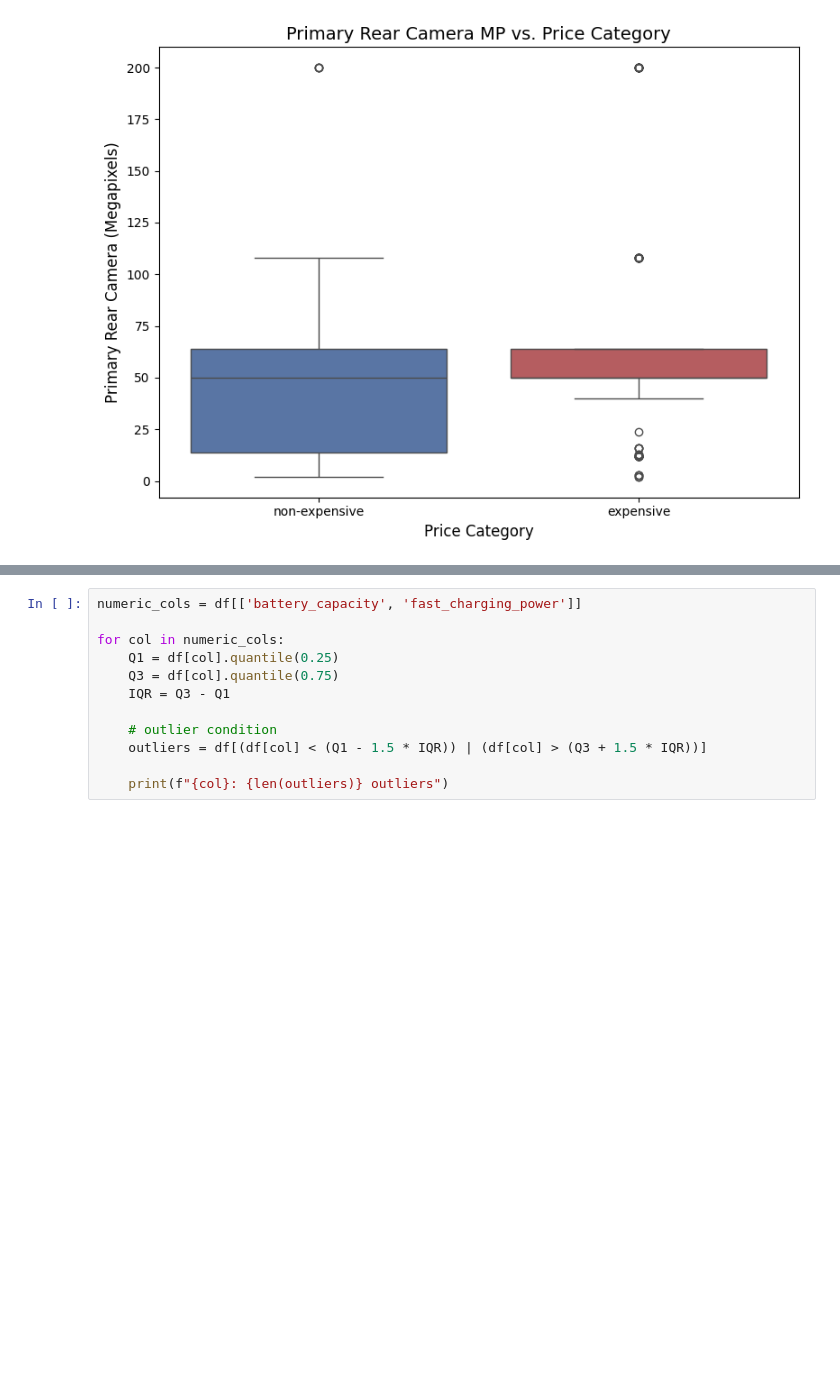
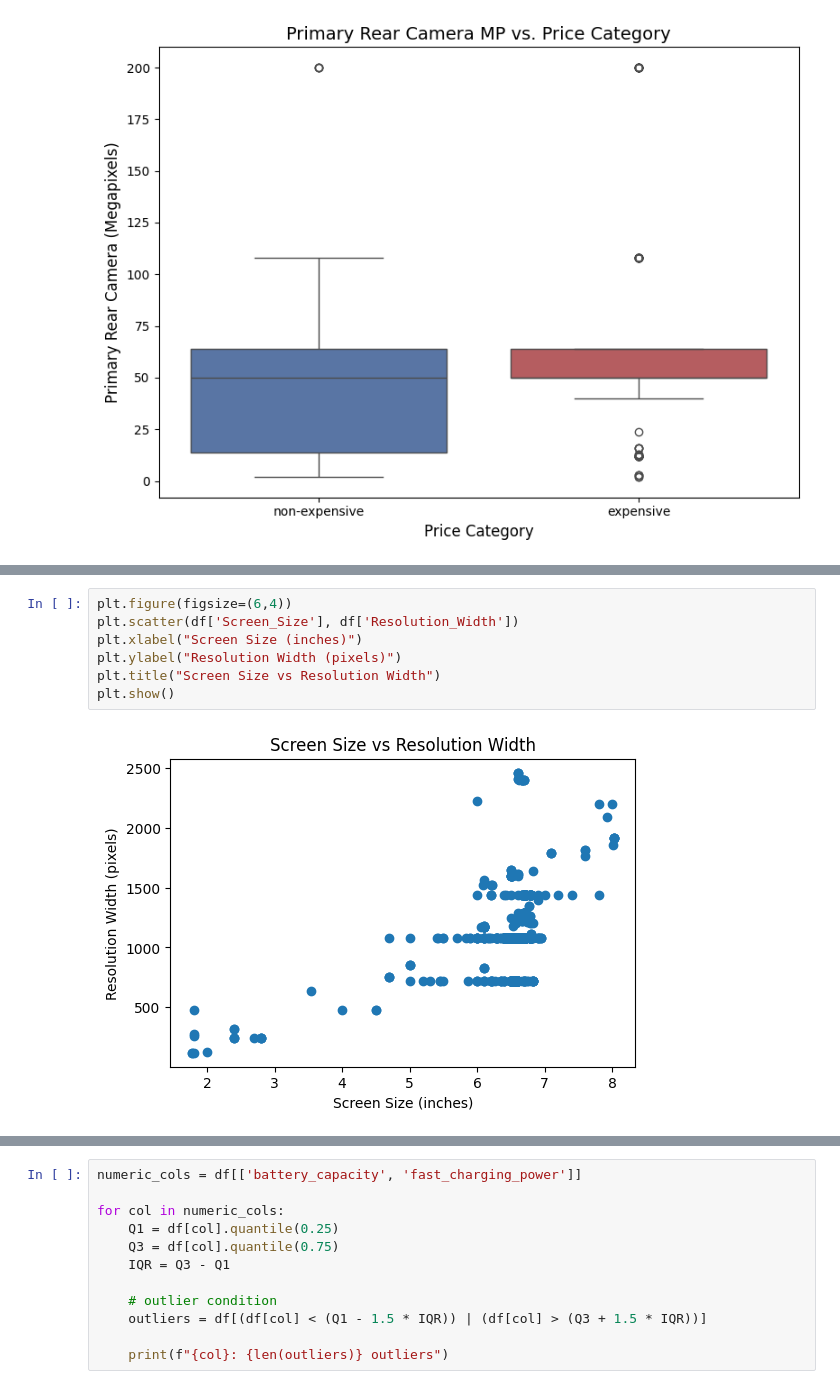
Before and after one commit to Steven-Amin02/Smart-phones-prices, a Jupyter notebook: preprocessing.ipynb, the cells around one changed output, grey strips where cells are left out. Drawn from its saved outputs; the diff is of its cells as text; blank space fills up the shorter version.

Commit message:
zabtna resolution width

```diff
--- a/preprocessing.ipynb
+++ b/preprocessing.ipynb
@@ -148,0 +159,9 @@ Passing `palette` without assigning `hue` is deprecated and will be removed in v
+# %%
+plt.figure(figsize=(6,4))
+plt.scatter(df['Screen_Size'], df['Resolution_Width'])
+plt.xlabel("Screen Size (inches)")
+plt.ylabel("Resolution Width (pixels)")
+plt.title("Screen Size vs Resolution Width")
+plt.show()
+# %% [output]
+[figure, added]
```
Also changed, not shown: parts of 9 cells of this notebook, 3 other files.
